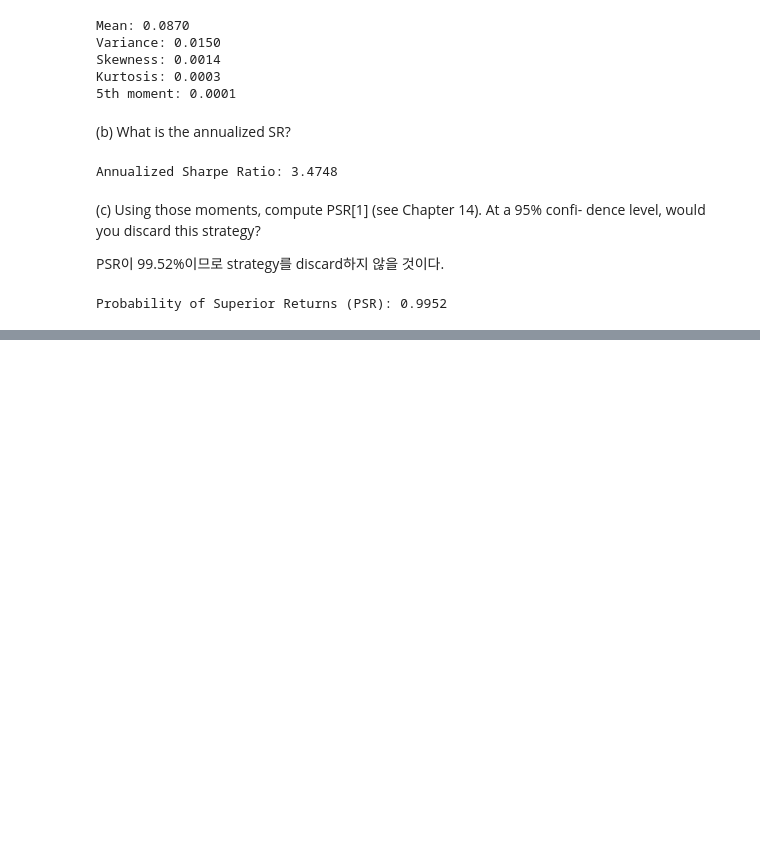
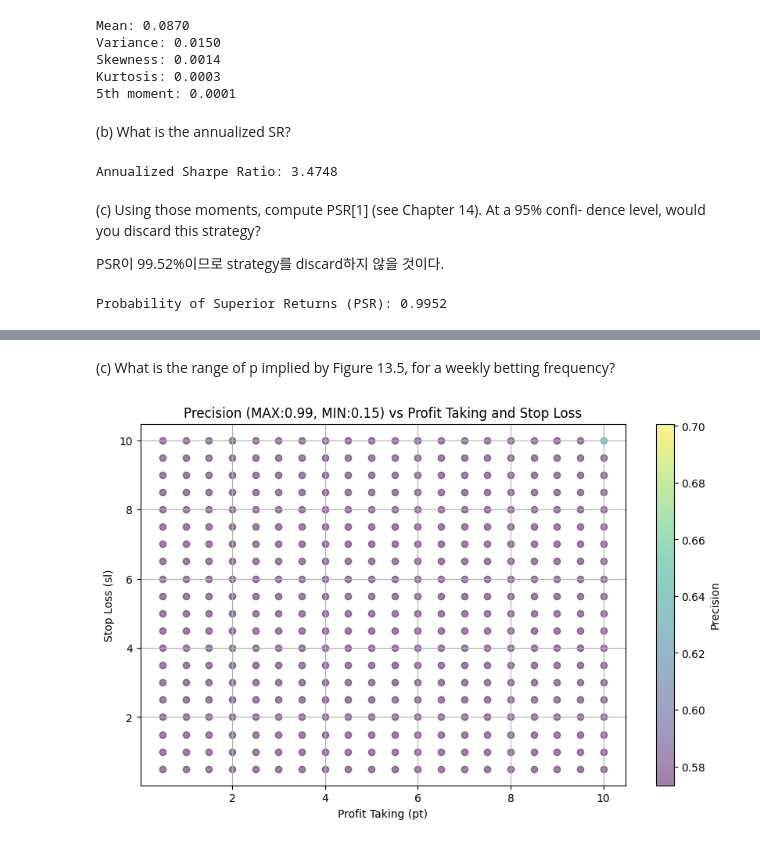
Before and after one commit to Green-grape/AFML, a Jupyter notebook: chapter15/exercise.ipynb, the cells around one changed output, grey strips where cells are left out. Drawn from its saved outputs; the diff is of its cells as text; code cells hidden in the pictures; blank space fills up the shorter version.

```diff
--- a/chapter15/exercise.ipynb
+++ b/chapter15/exercise.ipynb
@@ -198,0 +289,26 @@ def get_prob_failure(target_sr, freq, samples:np.ndarray):
+# %% [markdown]
+(c) What is the range of p implied by Figure 13.5, for a weekly betting frequency?
+# %%
+sharpe_df = get_trading_sharpe_by_ou_process(params, iter_cnt=1e4, bet_freq=5)
+precision_list=[]
+max_precision = 0
+min_precision = float('inf')
+for pt, sl in product(rule_pt, rule_sl):
+    sr= sharpe_df.loc[pt, sl]
+    p=get_target_precision(sr, pt, -sl, 1e4)
+    precision_list.append((pt, sl, p))
+    max_precision = max(max_precision, p)
+    min_precision = min(min_precision, p)
+
+import matplotlib.pyplot as plt
+plt.figure(figsize=(10, 6))
+for pt, sl, precision in precision_list:
+    plt.scatter(pt, sl, c=precision, cmap='viridis', alpha=0.5)
+plt.colorbar(label=f'Precision')
+plt.xlabel('Profit Taking (pt)')
+plt.ylabel('Stop Loss (sl)')
+plt.title(f'Precision (MAX:{max_precision:.2f}, MIN:{min_precision:.2f}) vs Profit Taking and Stop Loss')
+plt.grid()
+plt.show()
+# %% [output]
+[figure, added]
```
Also changed, not shown: parts of 11 cells of this notebook.
